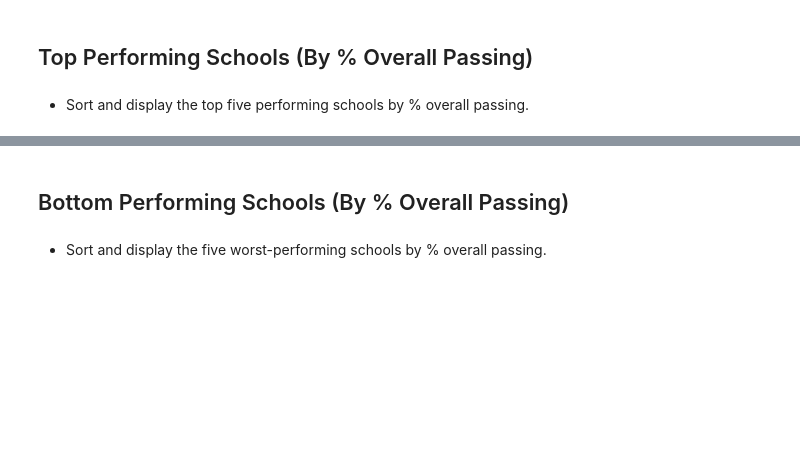
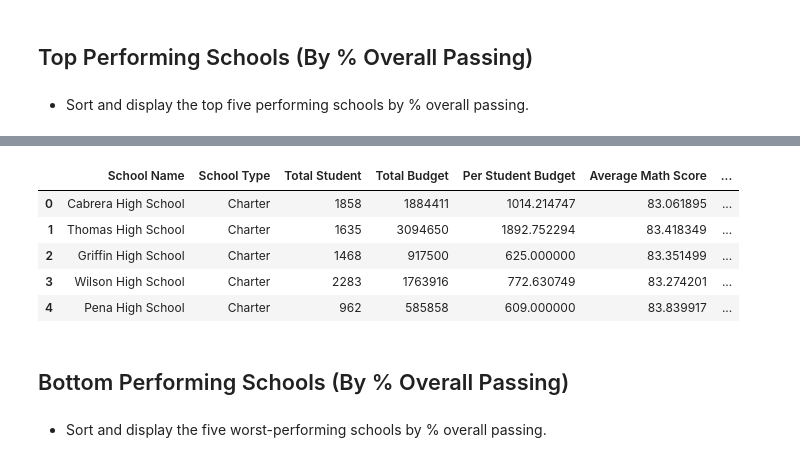
Before and after one commit to isha167/Pandas-Challenge, a Jupyter notebook: PyCitySchools/PyCitySchools_starter.ipynb, the cells around one changed output, grey strips where cells are left out. Cells and saved outputs as stored; diff of their text form; code cells hidden in the pictures; blank space fills up the shorter version.

```diff
--- a/PyCitySchools/PyCitySchools_starter.ipynb
+++ b/PyCitySchools/PyCitySchools_starter.ipynb
@@ -150,3 +164,13 @@ Name: Student ID, dtype: float64
+# %%
+sort_df =sch_summary.sort_values(by=['% Overall Passing'], ascending=False, ignore_index=True)
+sort_df.nlargest(5, '% Overall Passing')
+# %% [output]
+|  | School Name | School Type | Total Student | Total Budget | Per Student Budget | Average Math Score | ... |
+| 0 | Cabrera High School | Charter | 1858 | 1884411 | 1014.214747 | 83.061895 | ... |
+| 1 | Thomas High School | Charter | 1635 | 3094650 | 1892.752294 | 83.418349 | ... |
+| 2 | Griffin High School | Charter | 1468 | 917500 | 625.000000 | 83.351499 | ... |
+| 3 | Wilson High School | Charter | 2283 | 1763916 | 772.630749 | 83.274201 | ... |
+| 4 | Pena High School | Charter | 962 | 585858 | 609.000000 | 83.839917 | ... |
 # %% [markdown]
 ## Bottom Performing Schools (By % Overall Passing)
 # %% [markdown]
```
Also changed, not shown: parts of 7 cells of this notebook.
